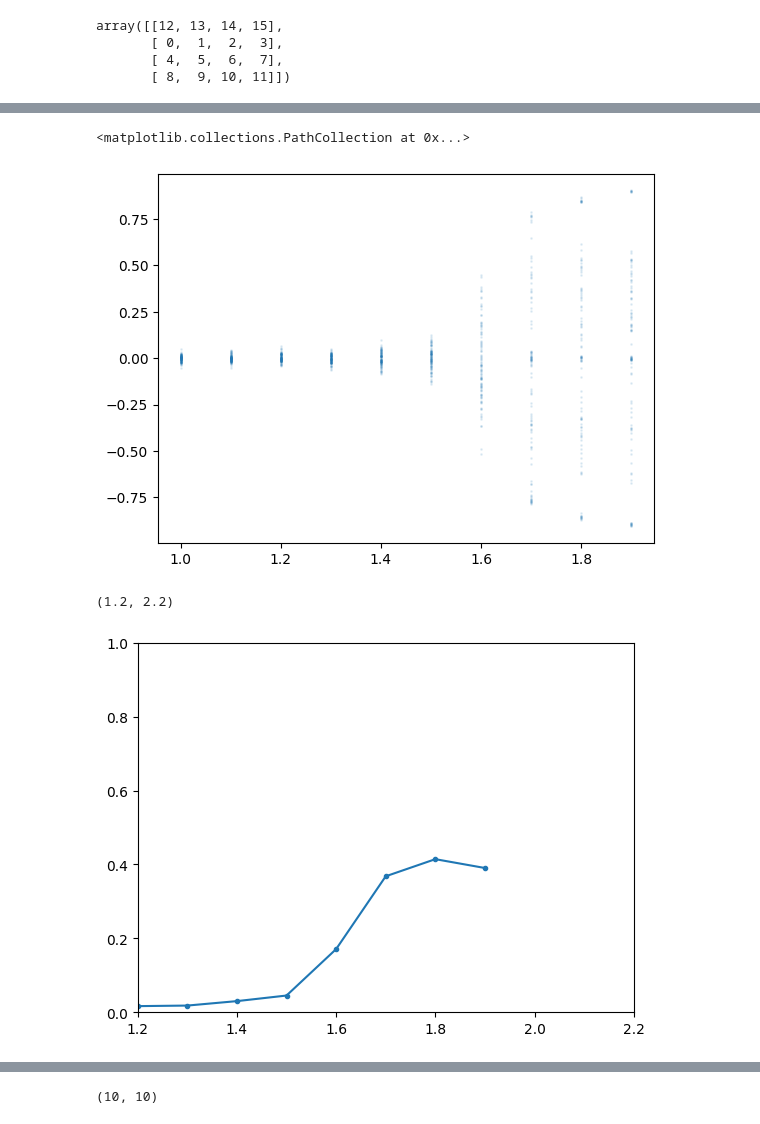
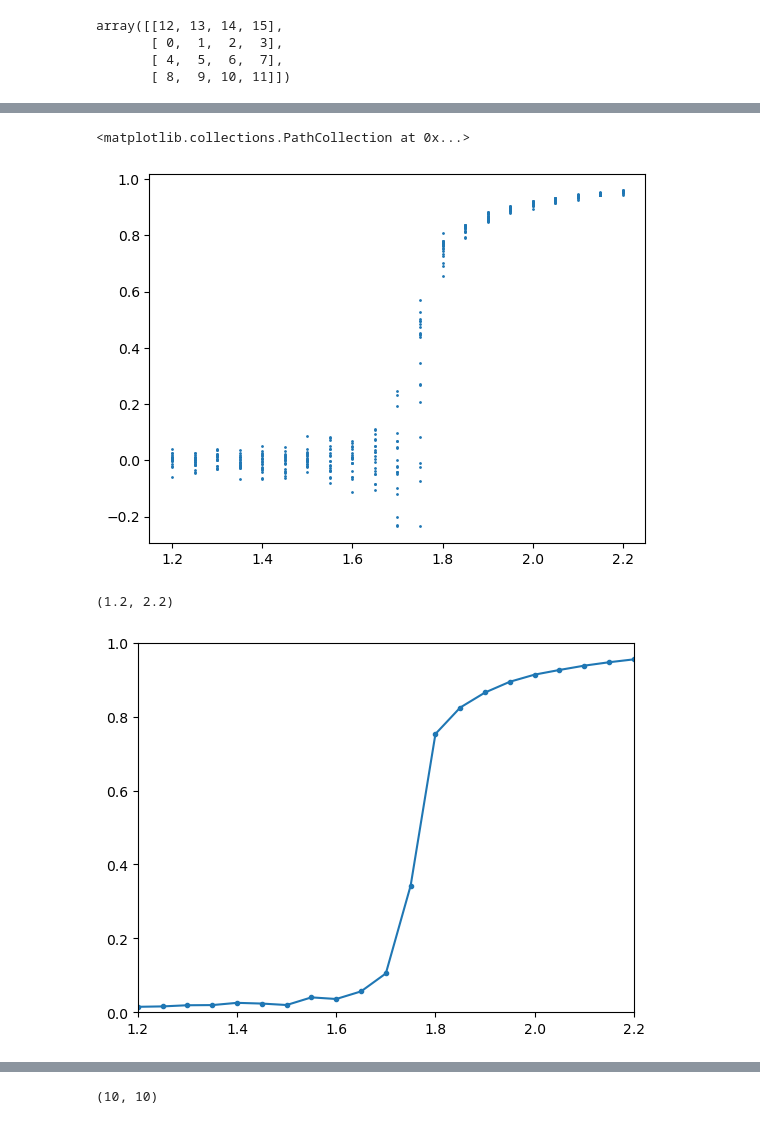
Before and after one commit to hainingpan/CoupledBernoulli, a Jupyter notebook: test.ipynb, the cells around one changed output, grey strips where cells are left out. Cells and saved outputs as stored; diff of their text form; code cells hidden in the pictures.

```diff
--- a/test.ipynb
+++ b/test.ipynb
@@ -108,16 +108,3 @@ array([[12, 13, 14, 15],
        [ 8,  9, 10, 11]])
 # %%
 %load_ext line_profiler
-# %%
-def Bernoulli_bare(X, Delta , K, S, even =True):
-    """
-    X: X_n
-    Delta: Delta_n
-    """
-    X_1 = (2/(1+Delta) * (X+1)-1) * (X < Delta) + (2/(1-Delta) * (X-1)+1 )* (X >= Delta)
-    S = np.sign(Delta-X)
-    # sigma = S.mean()
-
-    Delta = np.tanh(K/4 * (np.roll(S,-1,axis=0) + np.roll(S,1,axis=0) + np.roll(S,-1,axis=1) + np.roll(S,1,axis=1)) )
-
-    return X_1, Delta, S
@@ -149,6 +110,0 @@ plt.pcolormesh((z[:, None] ^ z))
-# %%
-L=100
-X=np.random.uniform(-1,1,(L,L))
-# X=np.ones((L,L))*0.4
-Delta=np.random.uniform(-.1,.1,(L,L))
-K=2
@@ -196,0 +496,10 @@ import joblib
+# %%
+# K_list = np.arange(0.,2,0.05)
+K = 0
+seed_list = np.arange(500)
+p_list = np.linspace(0,0.95,21)
+# p_list = np.array([0.95])
+L_list = np.array([10,20,40,80])
+# L_list = np.array([40])
+iteration = [(L, p, seed) for L in L_list for p in p_list for seed in seed_list]
+results1 = joblib.Parallel(n_jobs=-1, verbose=1,)(joblib.delayed(run_individual)(K=K,seed=seed, seed_C=seed, L=L, p=p, OP='Stagger') for L, p, seed in iteration)
@@ -197,5 +571,5 @@ import joblib
 # %%
-K_list = np.arange(1.,2,0.1)
-seed_list = np.arange(100)
-results = joblib.Parallel(n_jobs=-1, verbose=1)(joblib.delayed(run)(K=K,seed=seed, func=Bernoulli,L=100) for K in K_list for seed in seed_list)
+K_list = np.arange(1.2,2.2,0.05)
+seed_list = np.arange(20)
+results_bare = joblib.Parallel(n_jobs=-1, verbose=1)(joblib.delayed(run_individual)(K=K,seed=seed, func=Bernoulli_bare,L=100) for K in K_list for seed in seed_list)
 # %% [output]
@@ -208,13 +579,15 @@ results = joblib.Parallel(n_jobs=-1, verbose=1)(joblib.delayed(run)(K=K,seed=see
 # %%
 K_list_=[K for K in K_list for seed in seed_list]
-plt.scatter(K_list_, results, s=1, alpha=0.1)
+plt.scatter(K_list_, results_bare, s=1, alpha=1)
+# plt.savefig('j.png', dpi=300)
 # %% [output]
 <matplotlib.collections.PathCollection at 0x...>
-[figure, old version]
+[figure, new version]
 # %%
-plt.plot(K_list,np.abs(np.array(results).reshape(K_list.shape[0],seed_list.shape[0])).mean(axis=1),'.-')
+plt.plot(K_list,np.abs(np.array(results_bare).reshape(K_list.shape[0],seed_list.shape[0])).mean(axis=1),'.-')
 plt.ylim(0,1)
 plt.xlim(1.2,2.2)
+# plt.savefig('k.png', dpi=300)
 # %% [output]
 (1.2, 2.2)
-[figure, old version]
+[figure, new version]
```
Also changed, not shown: parts of 75 cells of this notebook.
